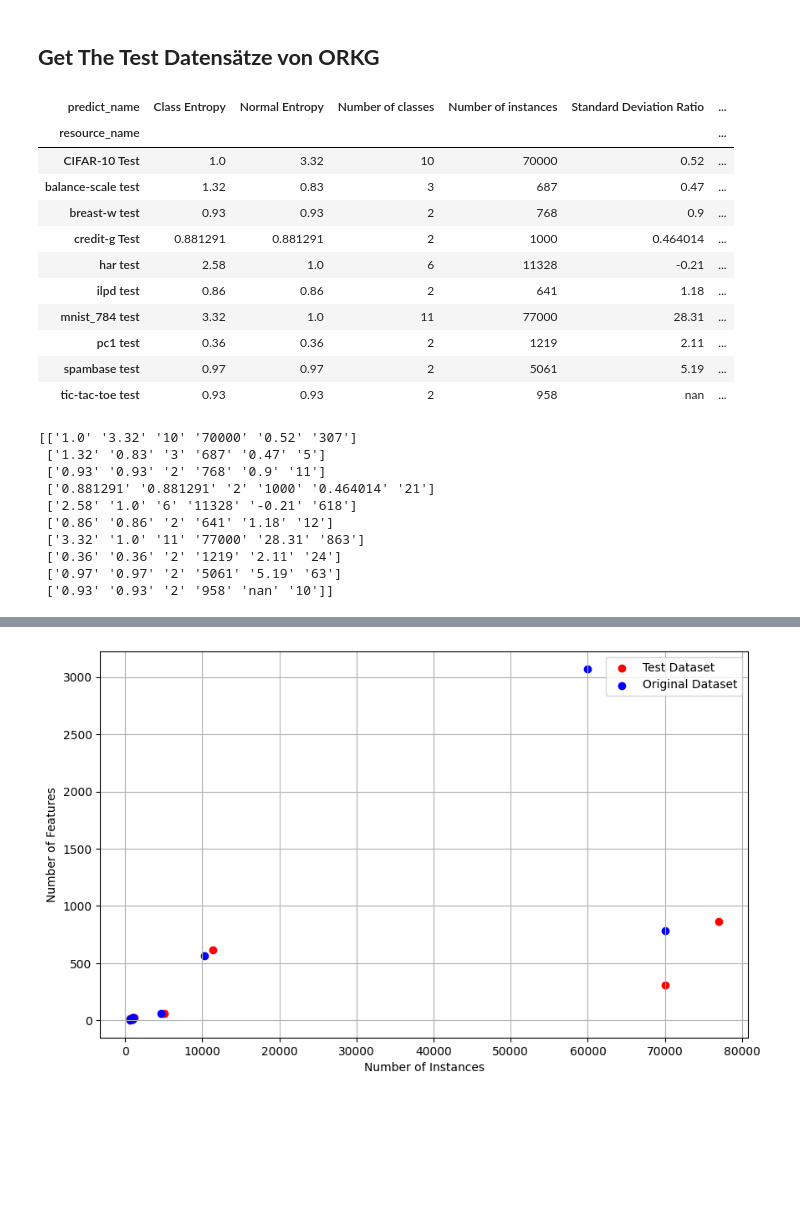
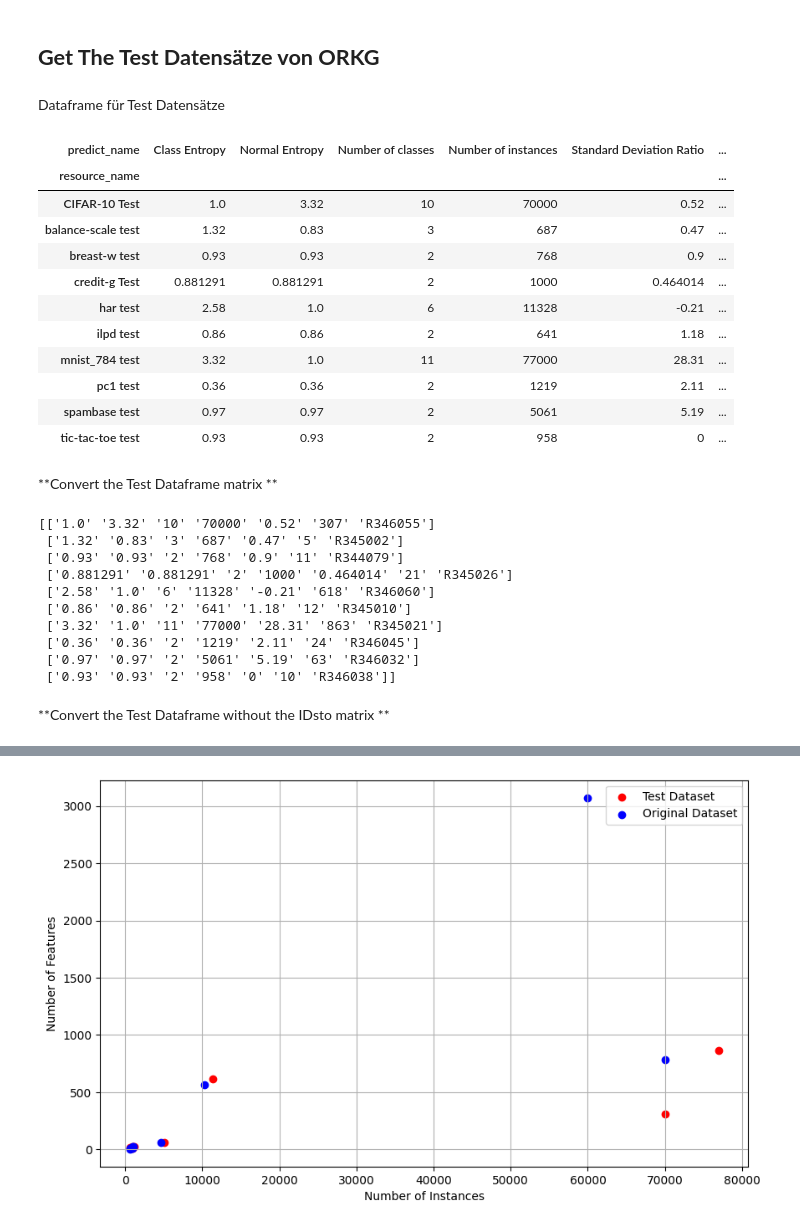
Before and after one commit to mostafatantawi/meta-features, a Jupyter notebook: KNN_model.ipynb, the cells around one changed output, grey strips where cells are left out. Cells and saved outputs as stored; diff of their text form; code cells hidden in the pictures; blank space fills up the shorter version.

```diff
--- a/KNN_model.ipynb
+++ b/KNN_model.ipynb
@@ -202,6 +202,21 @@ Cosine Distances:
 # **Covert the Datenframe into Matrix**
 # %% [markdown]
 ## **Get The Test Datensätze von ORKG**
+# %%
+dataset_test_info = {
+    'CIFAR-10 Test': 'R346055',
+    'balance-scale test': 'R345002',
+    'breast-w test': 'R344079',
+    'credit-g Test': 'R345026',
+    'har test': 'R346060',
+    'ilpd test': 'R345010',
+    'mnist_784 test': 'R345021',
+    'pc1 test': 'R346045',
+    'spambase test': 'R346032',
+    'tic-tac-toe test': 'R346038'
+  }
+# %% [markdown]
+Dataframe für Test Datensätze
 # %%
 import pandas as pd
 import requests
@@ -236,45 +251,51 @@ for resource_id in resource_test_ids:
             'resource_name': [statement['subject']['label'] for statement in filtered_statements],
             'resource_name_ID': [statement['subject']['id'] for statement in filtered_statements],
             'predict_name': [statement['predicate']['label'] for statement in filtered_statements],
             'object_id': [statement['object']['id'] for statement in filtered_statements],
             'object_label': [statement['object']['label'] for statement in filtered_statements],
             'object_datatype': [statement['object'].get('datatype', None) for statement in filtered_statements],
 
         })
 
         all_dfs.append(df)
         all_dfs
 
     else:
         print(f'Failed to fetch data for resource ID {resource_id}:', response.status_code)
 
 result_df_test = pd.concat(all_dfs, ignore_index=True)
 result_df_test = result_df_test.pivot(index='resource_name', columns='predict_name', values='object_label')
+result_df_test['ContributionID'] = result_df_test.index.map(lambda x: dataset_test_info.get(x, None))
+
 result_df_test
 # %% [output]
 | predict_name | Class Entropy | Normal Entropy | Number of classes | Number of instances | Standard Deviation Ratio | ... |
 | resource_name |  |  |  |  |  | ... |
 | CIFAR-10 Test | 1.0 | 3.32 | 10 | 70000 | 0.52 | ... |
 | balance-scale test | 1.32 | 0.83 | 3 | 687 | 0.47 | ... |
 | breast-w test | 0.93 | 0.93 | 2 | 768 | 0.9 | ... |
 | credit-g Test | 0.881291 | 0.881291 | 2 | 1000 | 0.464014 | ... |
 | har test | 2.58 | 1.0 | 6 | 11328 | -0.21 | ... |
 | ilpd test | 0.86 | 0.86 | 2 | 641 | 1.18 | ... |
 | mnist_784 test | 3.32 | 1.0 | 11 | 77000 | 28.31 | ... |
 | pc1 test | 0.36 | 0.36 | 2 | 1219 | 2.11 | ... |
 | spambase test | 0.97 | 0.97 | 2 | 5061 | 5.19 | ... |
-| tic-tac-toe test | 0.93 | 0.93 | 2 | 958 | nan | ... |
+| tic-tac-toe test | 0.93 | 0.93 | 2 | 958 | 0 | ... |
+# %% [markdown]
+**Convert the Test Dataframe matrix **
 # %%
 matrix_test = result_df_test.values
 print(matrix_test)
 # %% [output]
-[['1.0' '3.32' '10' '70000' '0.52' '307']
- ['1.32' '0.83' '3' '687' '0.47' '5']
- ['0.93' '0.93' '2' '768' '0.9' '11']
- ['0.881291' '0.881291' '2' '1000' '0.464014' '21']
- ['2.58' '1.0' '6' '11328' '-0.21' '618']
- ['0.86' '0.86' '2' '641' '1.18' '12']
- ['3.32' '1.0' '11' '77000' '28.31' '863']
- ['0.36' '0.36' '2' '1219' '2.11' '24']
- ['0.97' '0.97' '2' '5061' '5.19' '63']
- ['0.93' '0.93' '2' '958' 'nan' '10']]
+[['1.0' '3.32' '10' '70000' '0.52' '307' 'R346055']
+ ['1.32' '0.83' '3' '687' '0.47' '5' 'R345002']
+ ['0.93' '0.93' '2' '768' '0.9' '11' 'R344079']
+ ['0.881291' '0.881291' '2' '1000' '0.464014' '21' 'R345026']
+ ['2.58' '1.0' '6' '11328' '-0.21' '618' 'R346060']
+ ['0.86' '0.86' '2' '641' '1.18' '12' 'R345010']
+ ['3.32' '1.0' '11' '77000' '28.31' '863' 'R345021']
+ ['0.36' '0.36' '2' '1219' '2.11' '24' 'R346045']
+ ['0.97' '0.97' '2' '5061' '5.19' '63' 'R346032']
+ ['0.93' '0.93' '2' '958' '0' '10' 'R346038']]
+# %% [markdown]
+**Convert the Test Dataframe without the IDsto matrix **
```
Also changed, not shown: parts of 3 cells of this notebook.
